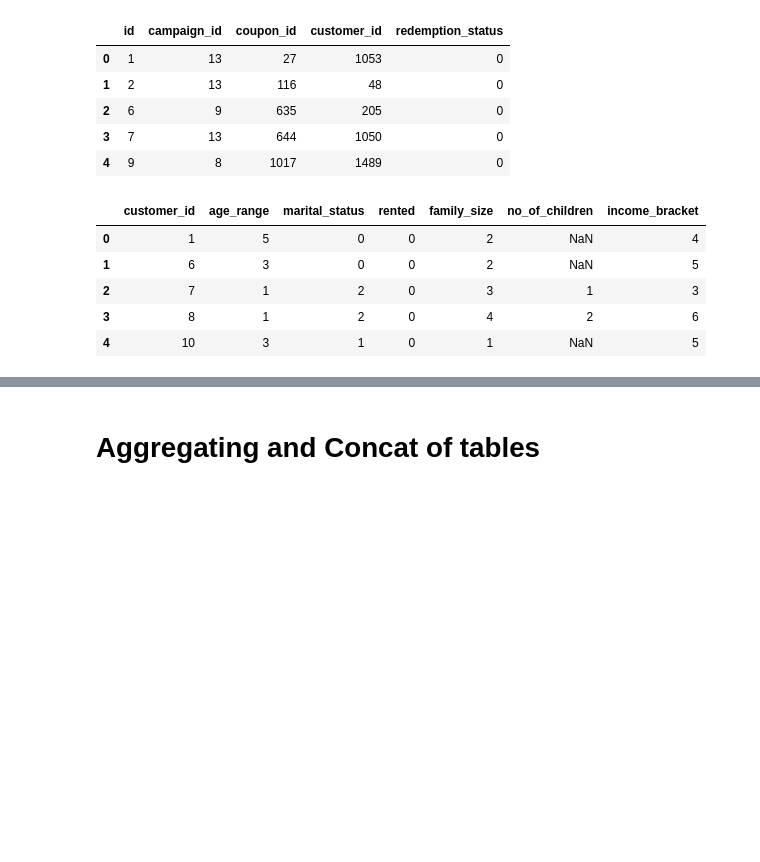
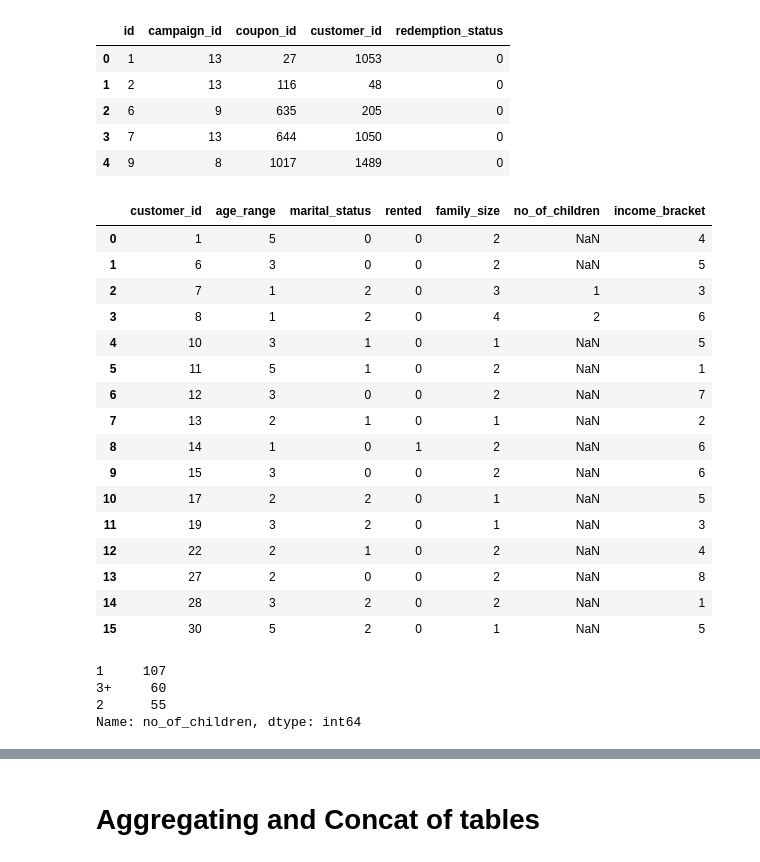
Before and after one commit to nkukadiya89/coupon-redemption-ML, a Jupyter notebook: data_analysis.ipynb, the cells around one changed output, grey strips where cells are left out. Saved outputs shown, nothing was run; the diff lists cells and outputs as text; code cells hidden in the pictures; blank space fills up the shorter version.

```diff
--- a/data_analysis.ipynb
+++ b/data_analysis.ipynb
@@ -855,11 +842,29 @@ train.head()
 | 3 | 7 | 13 | 644 | 1050 | 0 |
 | 4 | 9 | 8 | 1017 | 1489 | 0 |
 # %%
-demograph.head()
+demograph.head(16)
 # %% [output]
 |  | customer_id | age_range | marital_status | rented | family_size | no_of_children | income_bracket |
 | 0 | 1 | 5 | 0 | 0 | 2 | NaN | 4 |
 | 1 | 6 | 3 | 0 | 0 | 2 | NaN | 5 |
 | 2 | 7 | 1 | 2 | 0 | 3 | 1 | 3 |
 | 3 | 8 | 1 | 2 | 0 | 4 | 2 | 6 |
 | 4 | 10 | 3 | 1 | 0 | 1 | NaN | 5 |
+| 5 | 11 | 5 | 1 | 0 | 2 | NaN | 1 |
+| 6 | 12 | 3 | 0 | 0 | 2 | NaN | 7 |
+| 7 | 13 | 2 | 1 | 0 | 1 | NaN | 2 |
+| 8 | 14 | 1 | 0 | 1 | 2 | NaN | 6 |
+| 9 | 15 | 3 | 0 | 0 | 2 | NaN | 6 |
+| 10 | 17 | 2 | 2 | 0 | 1 | NaN | 5 |
+| 11 | 19 | 3 | 2 | 0 | 1 | NaN | 3 |
+| 12 | 22 | 2 | 1 | 0 | 2 | NaN | 4 |
+| 13 | 27 | 2 | 0 | 0 | 2 | NaN | 8 |
+| 14 | 28 | 3 | 2 | 0 | 2 | NaN | 1 |
+| 15 | 30 | 5 | 2 | 0 | 1 | NaN | 5 |
+# %%
+demograph.no_of_children.value_counts()
+# %% [output]
+1     107
+3+     60
+2      55
+Name: no_of_children, dtype: int64
```
Also changed, not shown: parts of 20 cells of this notebook.
